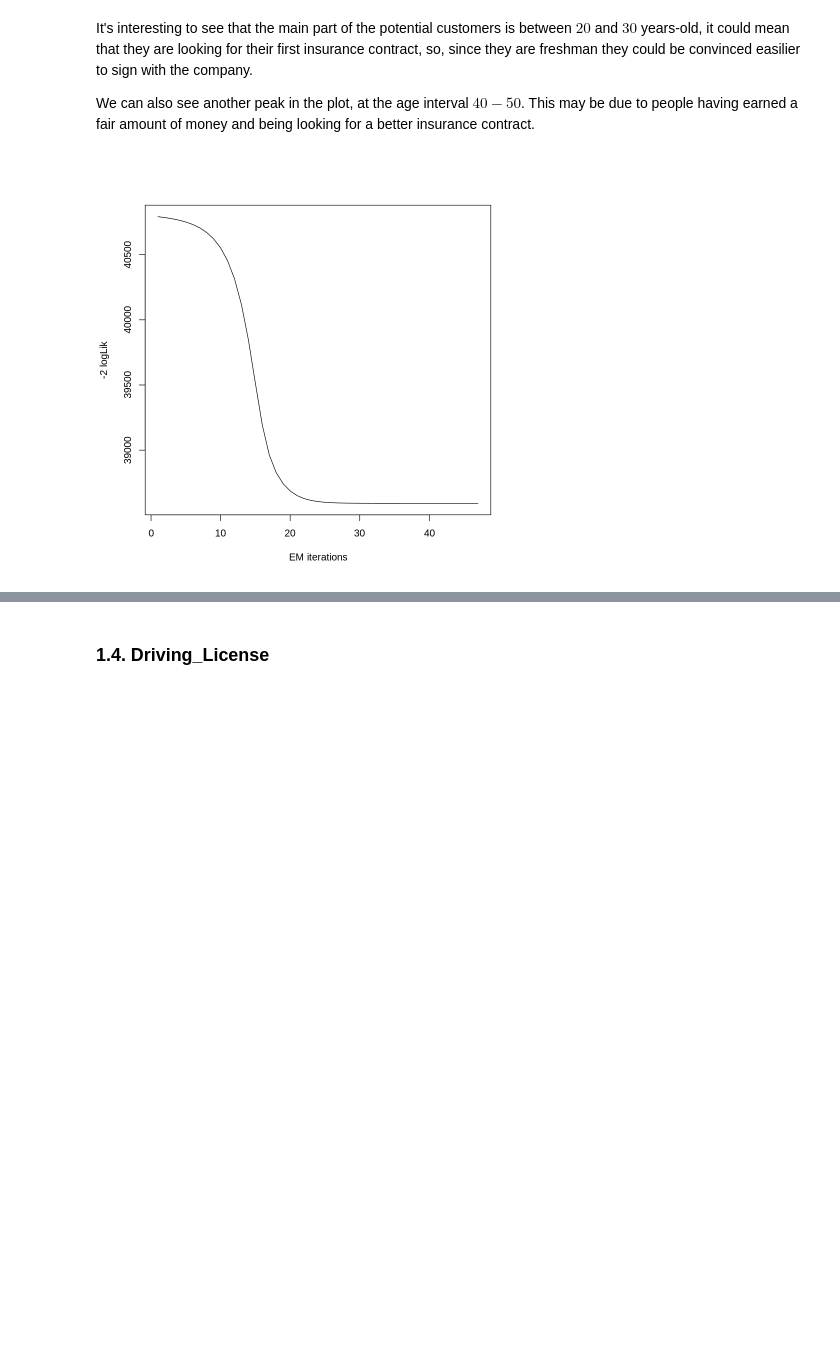
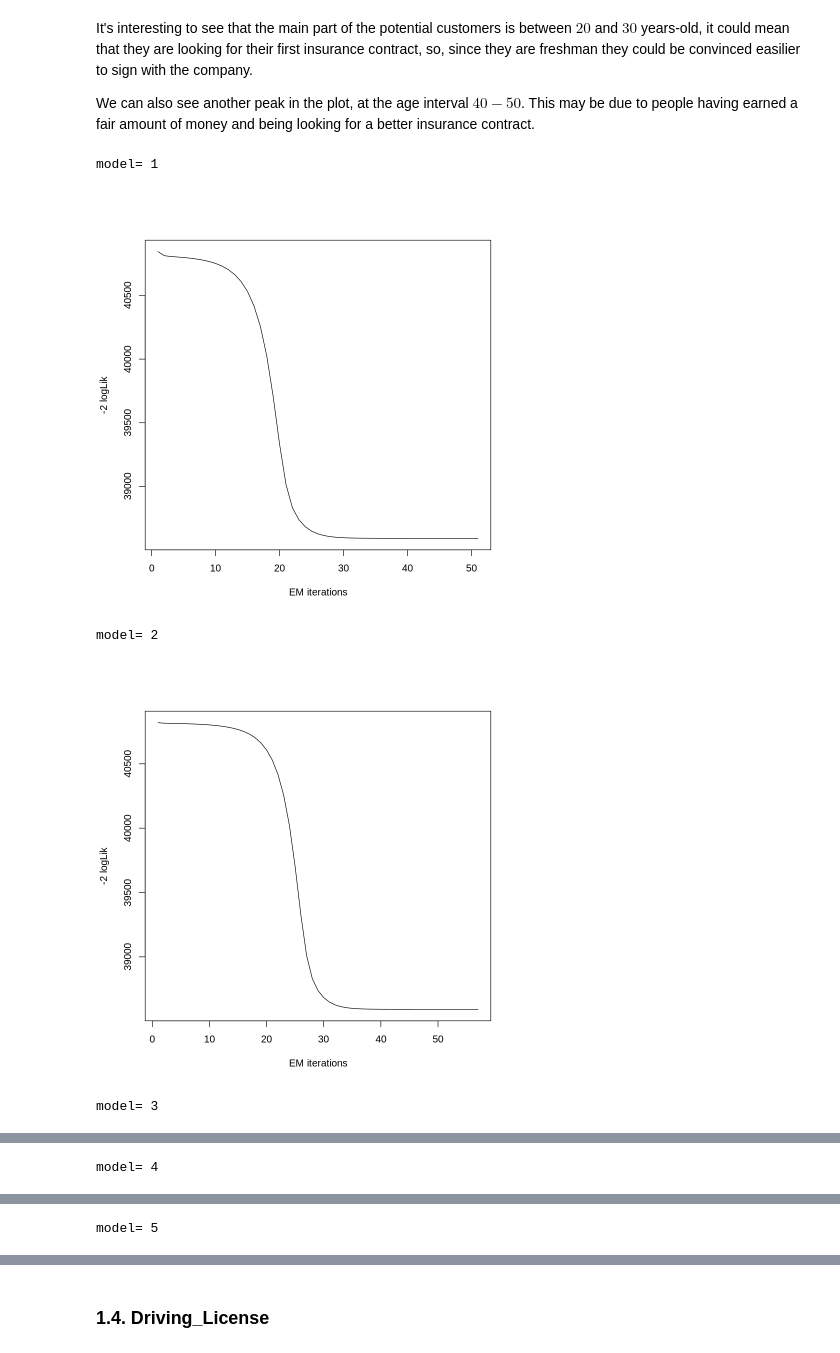
Before and after one commit to biagio-incardona/biagio-incardona.github.io, a Jupyter notebook: Report_Incardona_Biagio.ipynb, the cells around one changed output, grey strips where cells are left out. Saved outputs shown, nothing was run; the diff lists cells and outputs as text; code cells hidden in the pictures; blank space fills up the shorter version.

```diff
--- a/Report_Incardona_Biagio.ipynb
+++ b/Report_Incardona_Biagio.ipynb
@@ -222,7 +222,34 @@ insurance.data %>%
 It's interesting to see that the main part of the potential customers is between $20$ and $30$ years-old, it could mean that they are looking for their first insurance contract, so, since they are freshman they could be convinced easilier to sign with the company.
 
 We can also see another peak in the plot, at the age interval $40-50$. This may be due to people having earned a fair amount of money and being looking for a better insurance contract.
-# %%
-asd <- gamlssMX(Age~1,data = insurance.data, family=GA, K=2)
-# %% [output]
-[figure, removed]
+# %%
+fit.GA.2 <- gamlssMXfits(n=5,Age~1,data = insurance.data, family=GA, K=2)
+mu.hat1 <- exp(fit.GA.2[["models"]][[1]][["mu.coefficients"]])
+sigma.hat1 <- exp(fit.GA.2[["models"]][[1]][["sigma.coefficients"]])
+
+# estimate of mu in group 2
+
+mu.hat2 <- exp(fit.GA.2[["models"]][[2]][["mu.coefficients"]])
+sigma.hat2 <- exp(fit.GA.2[["models"]][[2]][["sigma.coefficients"]])
+
+hist(insurance.data$Age, breaks = 70, freq = F)
+XX <- insurance.data$Age
+lines(seq(min(XX),max(XX),length=length(XX)),
+      fit.GA.2[["prob"]][1]*dGA(seq(min(XX),max(XX),length=length(XX)),
+      mu = mu.hat1, sigma = sigma.hat1),lty=2,lwd=3,col=2)
+
+lines(seq(min(XX),max(XX),length=length(XX)),
+      fit.GA.2[["prob"]][2]*dGA(seq(min(XX),max(XX),length=length(XX)),
+      mu = mu.hat2, sigma = sigma.hat2),lty=2,lwd=3,col=3)
+lines(seq(min(XX),max(XX),length=length(XX)),
+      fit.GA.2[["prob"]][1]*dGA(seq(min(XX),max(XX),length=length(XX)),
+      mu = mu.hat1, sigma = sigma.hat1) +
+      fit.GA.2[["prob"]][2]*dGA(seq(min(XX),max(XX),length=length(XX)),
+      mu = mu.hat2, sigma = sigma.hat2),
+      lty = 1, lwd = 3, col = 1)
+# %% [output]
+model= 1
+[figure, added]
+model= 2
+[figure, added]
+model= 3
@@ -228,0 +257 @@ asd <- gamlssMX(Age~1,data = insurance.data, family=GA, K=2)
+model= 4
@@ -228,0 +259 @@ asd <- gamlssMX(Age~1,data = insurance.data, family=GA, K=2)
+model= 5
```
Also changed, not shown: parts of 1 cell of this notebook.
